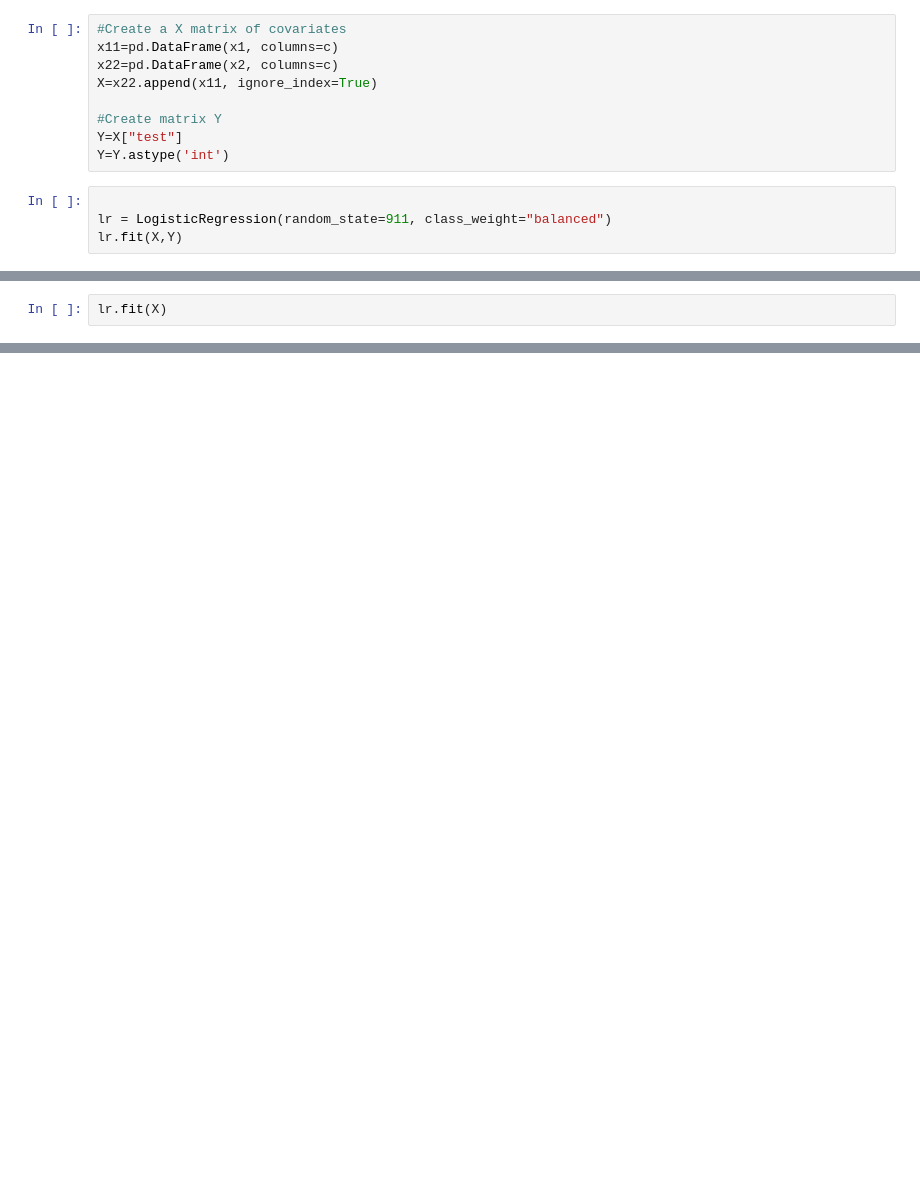
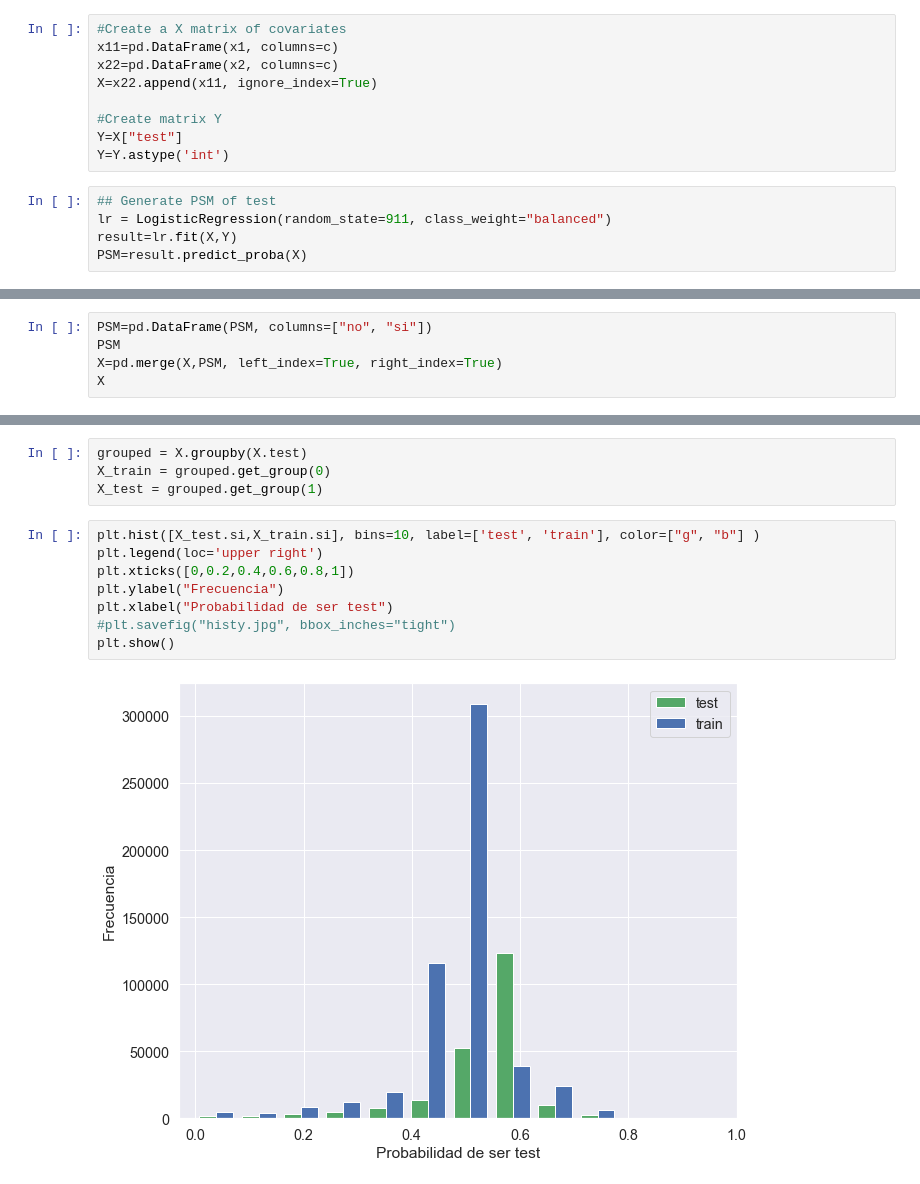
Before and after one commit to sdpinilla18/PS2_BD-ML, a Jupyter notebook: code_PS2_v2.ipynb, the cells around one changed output, grey strips where cells are left out. Saved outputs shown, nothing was run; the diff lists cells and outputs as text; blank space fills up the shorter version.

```diff
--- a/code_PS2_v2.ipynb
+++ b/code_PS2_v2.ipynb
@@ -261,6 +259,7 @@ X=x22.append(x11, ignore_index=True)
 Y=X["test"]
 Y=Y.astype('int')
 # %%
-
+## Generate PSM of test
 lr = LogisticRegression(random_state=911, class_weight="balanced")
-lr.fit(X,Y)
+result=lr.fit(X,Y)
+PSM=result.predict_proba(X)
@@ -269,2 +266,5 @@ LogisticRegression(class_weight='balanced', random_state=911)
-# %%
-lr.fit(X)
+# %%
+PSM=pd.DataFrame(PSM, columns=["no", "si"])
+PSM
+X=pd.merge(X,PSM, left_index=True, right_index=True)
+X
@@ -270,0 +285,14 @@ lr.fit(X)
+# %%
+grouped = X.groupby(X.test)
+X_train = grouped.get_group(0)
+X_test = grouped.get_group(1)
+# %%
+plt.hist([X_test.si,X_train.si], bins=10, label=['test', 'train'], color=["g", "b"] )
+plt.legend(loc='upper right')
+plt.xticks([0,0.2,0.4,0.6,0.8,1])
+plt.ylabel("Frecuencia")
+plt.xlabel("Probabilidad de ser test")
+#plt.savefig("histy.jpg", bbox_inches="tight")
+plt.show()
+# %% [output]
+[figure, added]
```
Also changed, not shown: parts of 6 cells of this notebook.
